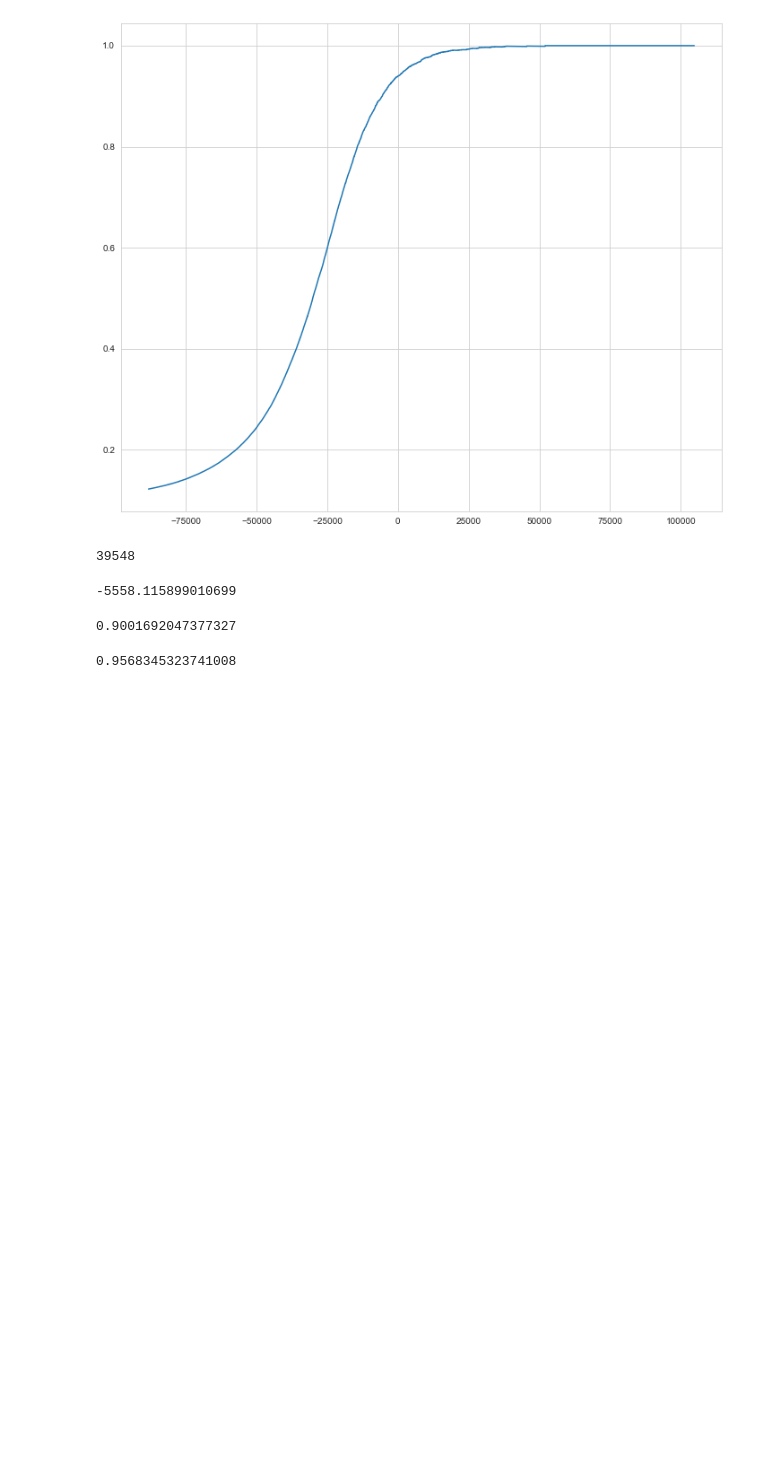
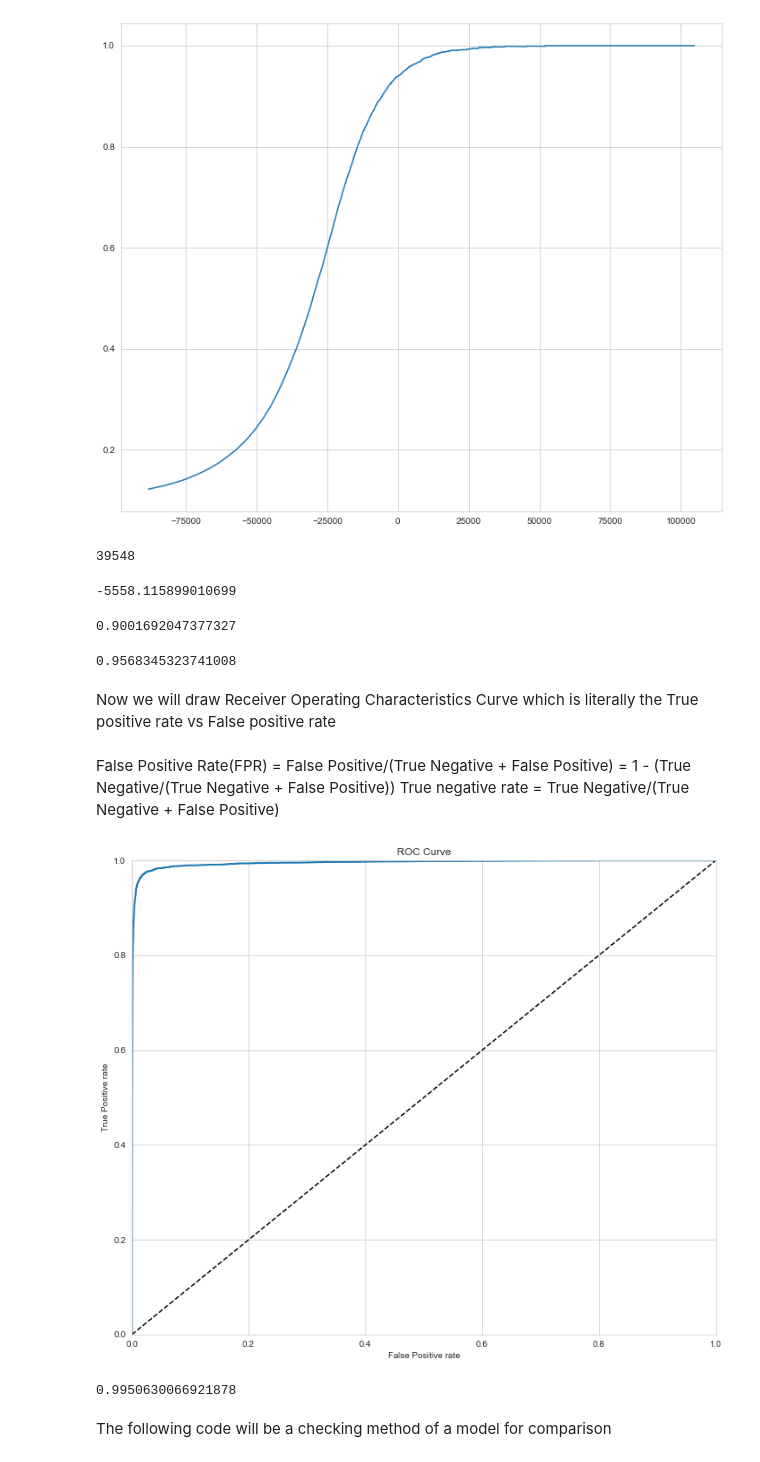
Before and after one commit to mashnun/Classification-Learning, a Jupyter notebook: Classification type ML.ipynb, the cells around one changed output. Saved outputs shown, nothing was run; the diff lists cells and outputs as text; code cells hidden in the pictures; blank space fills up the shorter version.

```diff
--- a/Classification type ML.ipynb
+++ b/Classification type ML.ipynb
@@ -353,3 +353,32 @@ precision_score(Y_train_0, Y_train_pred_90)
 recall_score(Y_train_0, Y_train_pred_90)
 # %% [output]
 0.9568345323741008
+# %% [markdown]
+Now we will draw Receiver Operating Characteristics Curve which is literally the True positive rate vs False positive rate
+# %% [markdown]
+False Positive Rate(FPR) = False Positive/(True Negative + False Positive) = 1 - (True Negative/(True Negative + False Positive))
+True negative rate  = True Negative/(True Negative + False Positive)
+# %%
+from sklearn.metrics import roc_curve
+fpr, tpr, threshold = roc_curve(Y_train_0, Y_scores)
+# %%
+def plot_roc_curve(fpr, tpr, label=None):
+    pt.plot(fpr, tpr, linewidth=2, label=label)
+    pt.plot([0,1],[0,1], 'k--')
+    pt.axis([0, 1, 0, 1])
+    pt.xlabel("False Positive rate")
+    pt.ylabel("True Positive rate")
+    pt.title('ROC Curve')
+# %%
+pt.figure(figsize=(12,10))
+plot_roc_curve(fpr, tpr)
+pt.show()
+# %% [output]
+[figure, added]
+# %%
+from sklearn.metrics import roc_auc_score
+roc_auc_score(Y_train_0, Y_scores)
+# %% [output]
+0.9950630066921878
+# %% [markdown]
+The following code will be a checking method of a model for comparison
```
Also changed, not shown: parts of 7 cells of this notebook.
